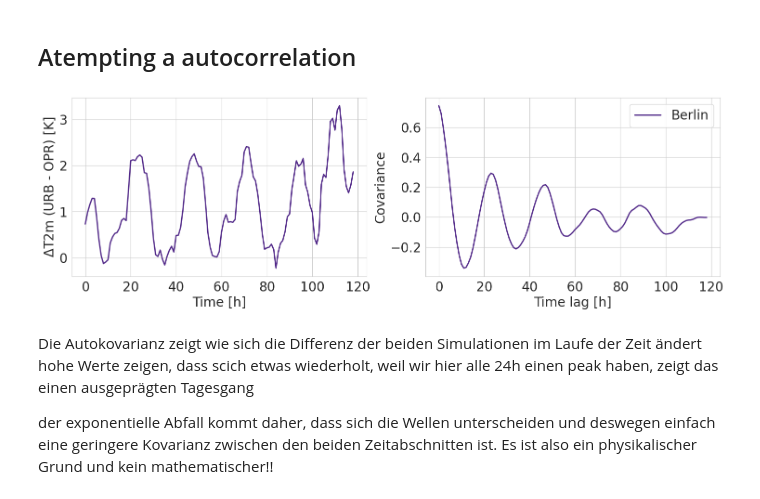
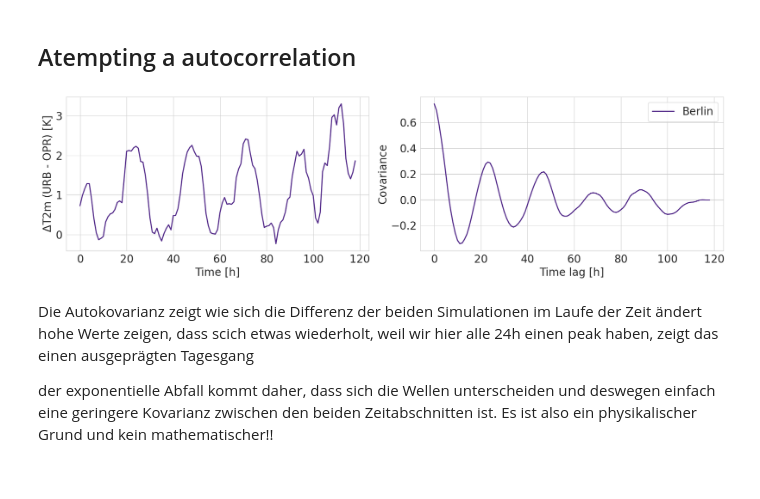
Before and after one commit to maymeret/master_thesis, a Jupyter notebook: 2022_cEU_lineplots_ensemble.ipynb, the cells around one changed output. Drawn from its saved outputs; the diff is of its cells as text; code cells hidden in the pictures.

```diff
--- a/2022_cEU_lineplots_ensemble.ipynb
+++ b/2022_cEU_lineplots_ensemble.ipynb
@@ -368,33 +368,33 @@ diff['budapest'] = T_2M_WU_cEU_dim_hour_det.isel(cell=2) - T_2M_NU_cEU_dim_hour_
 # %%
 fig,axes = plt.subplots(1,2,figsize=(18,5))
 colors = plt.cm.rainbow(np.linspace(0, 1, 3))
 
 #ort = ['Berlin', 'Warsaw', 'Budapest']
 ort = ['Berlin']
 
 for i in range(1):
     axes[0].plot(T_2M_WU_cEU_dim_hour_det.isel(cell=i).values - T_2M_NU_cEU_dim_hour_det.isel(cell=i).values,
                  label='urban - operational', color='#512888', alpha = 1, linewidth = 2)
 
 axes[0].set_ylabel('$\Delta$T2m (URB - OPR) [K]', fontsize = 20)
 axes[0].set_xlabel('Time [h]', fontsize = 20)
 axes[0].tick_params(axis='y', labelsize=20)
 axes[0].tick_params(axis='x', labelsize=20)
 
 
 for i, city in enumerate(ort):
     axes[1].plot(auto_cov[city], color= '#512888', label=city, alpha = 1,  linewidth =2)
 
 axes[1].set_ylabel('Covariance', fontsize = 20)
 axes[1].set_xlabel('Time lag [h]', fontsize = 20)
 axes[1].legend(fontsize = 20)
 axes[1].tick_params(axis='y', labelsize=20)
 axes[1].tick_params(axis='x', labelsize=20)
 
-
+plt.tight_layout()
 plt.savefig('../plots_2024/cEU_autocovariance_2022_Berlin.jpeg')
 # %% [output]
-[figure, old version]
+[figure, new version]
 # %% [markdown]
 Die Autokovarianz zeigt wie sich die Differenz der beiden Simulationen im Laufe der Zeit ändert
 hohe Werte zeigen, dass scich etwas wiederholt, weil wir hier alle 24h einen peak haben, zeigt das einen ausgeprägten Tagesgang
```
Also changed, not shown: 2 other files.
